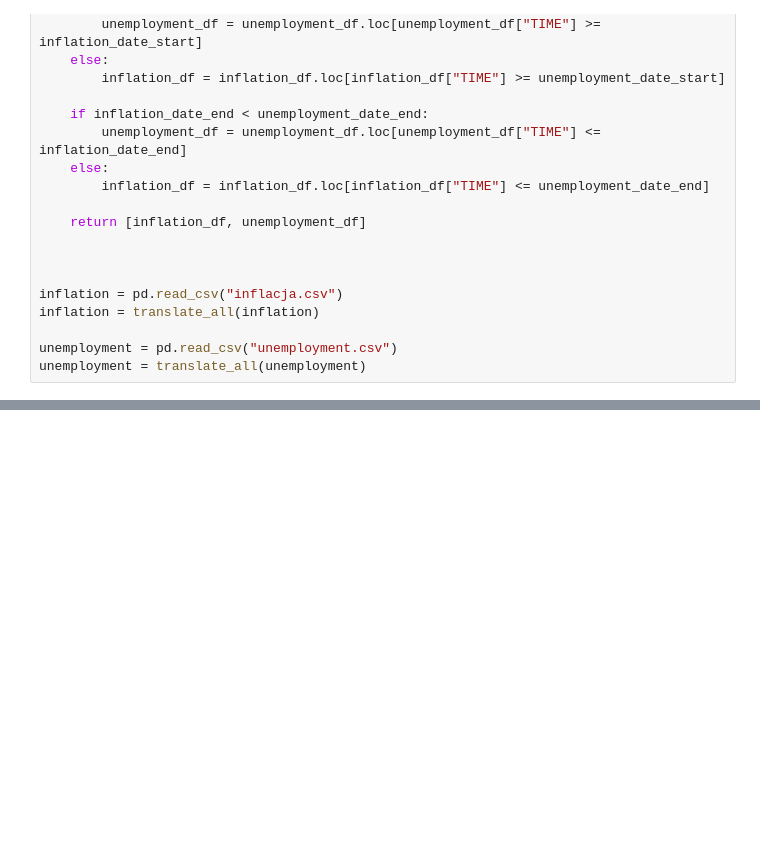
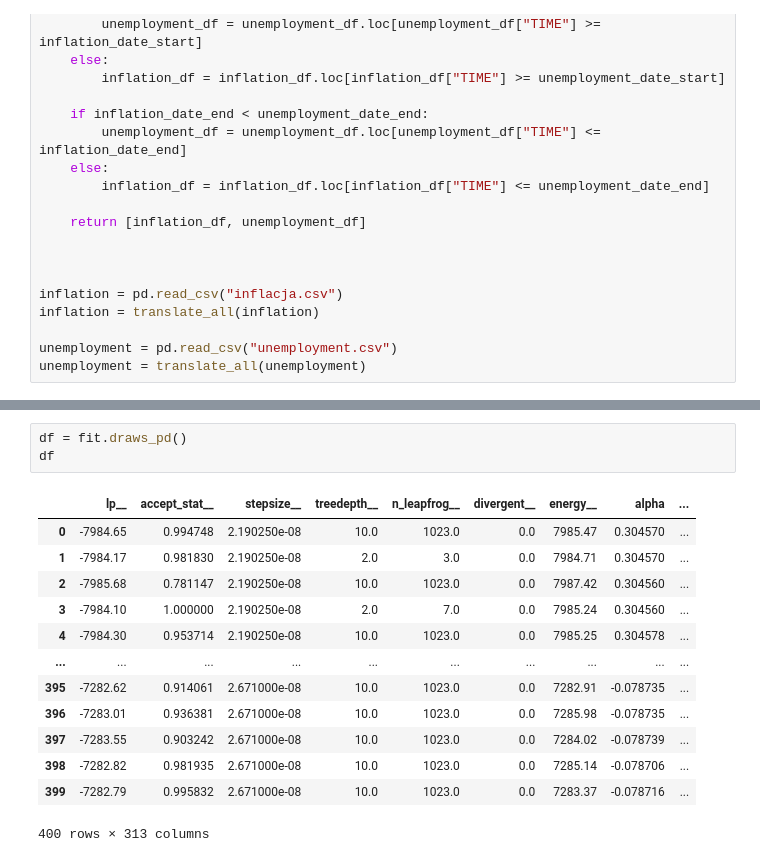
Before and after one commit to dobrodzziej/Data-Analytics-Project, a Jupyter notebook: projekto.ipynb, the cells around one changed output, grey strips where cells are left out. Cells and saved outputs as stored; diff of their text form; blank space fills up the shorter version.

```diff
--- a/projekto.ipynb
+++ b/projekto.ipynb
@@ -158,0 +154,17 @@ for country in countries:
+# %%
+df = fit.draws_pd()
+df
+# %% [output]
+|  | lp__ | accept_stat__ | stepsize__ | treedepth__ | n_leapfrog__ | divergent__ | energy__ | alpha | ... |
+| 0 | -7984.65 | 0.994748 | 2.190250e-08 | 10.0 | 1023.0 | 0.0 | 7985.47 | 0.304570 | ... |
+| 1 | -7984.17 | 0.981830 | 2.190250e-08 | 2.0 | 3.0 | 0.0 | 7984.71 | 0.304570 | ... |
+| 2 | -7985.68 | 0.781147 | 2.190250e-08 | 10.0 | 1023.0 | 0.0 | 7987.42 | 0.304560 | ... |
+| 3 | -7984.10 | 1.000000 | 2.190250e-08 | 2.0 | 7.0 | 0.0 | 7985.24 | 0.304560 | ... |
+| 4 | -7984.30 | 0.953714 | 2.190250e-08 | 10.0 | 1023.0 | 0.0 | 7985.25 | 0.304578 | ... |
+| ... | ... | ... | ... | ... | ... | ... | ... | ... | ... |
+| 395 | -7282.62 | 0.914061 | 2.671000e-08 | 10.0 | 1023.0 | 0.0 | 7282.91 | -0.078735 | ... |
+| 396 | -7283.01 | 0.936381 | 2.671000e-08 | 10.0 | 1023.0 | 0.0 | 7285.98 | -0.078735 | ... |
+| 397 | -7283.55 | 0.903242 | 2.671000e-08 | 10.0 | 1023.0 | 0.0 | 7284.02 | -0.078739 | ... |
+| 398 | -7282.82 | 0.981935 | 2.671000e-08 | 10.0 | 1023.0 | 0.0 | 7285.14 | -0.078706 | ... |
+| 399 | -7282.79 | 0.995832 | 2.671000e-08 | 10.0 | 1023.0 | 0.0 | 7283.37 | -0.078716 | ... |
+400 rows × 313 columns
```
Also changed, not shown: parts of 13 cells of this notebook, 9 other files.
